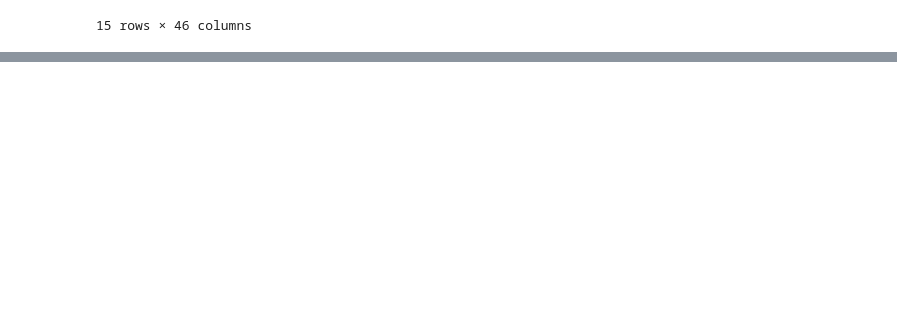
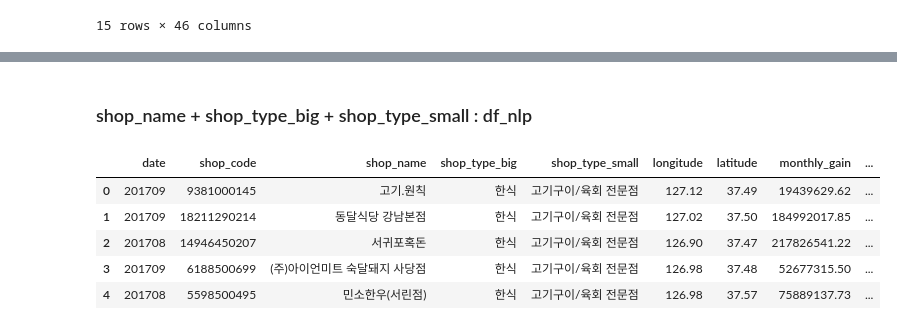
Before and after one commit to iDolphin99/Commerical_data_analysis, a Jupyter notebook: dolphin/EDA_dashboard.ipynb, the cells around one changed output, grey strips where cells are left out. Saved outputs shown, nothing was run; the diff lists cells and outputs as text; code cells hidden in the pictures; blank space fills up the shorter version.

```diff
--- a/dolphin/EDA_dashboard.ipynb
+++ b/dolphin/EDA_dashboard.ipynb
@@ -611,6 +338,0 @@ Name: shop_type_small, dtype: int64
-# %%
-df_check = preprocessed[['monthly_gain','shop_type_small','shop_type_big', 'average_sale_price']].copy()
-# 데이터 값 실수. 소수점 두째자리까지 표시df
-pd.set_option('display.float_format', '{:.2f}'.format)
-
-df_check
@@ -852,8 +338,0 @@ sns.clustermap(corr,
-# %%
-pd.set_option('display.float_format', None)
-df_geo = preprocessed[['longitude', 'latitude', 'monthly_gain']].copy()
-
-drop_longitude = df_geo[df_geo['longitude']==0].index
-drop_latitude = df_geo[df_geo['latitude']==0].index
-print(len(drop_longitude))
-print(len(drop_latitude))
@@ -928,4 +338,0 @@ plt.show()
-# %%
-pd.set_option('display.float_format', '{:.2f}'.format)
-group_geo = df_geo.groupby('cluster')
-group_geo['monthly_gain'].describe()
@@ -1067,0 +366,15 @@ dtype: float64
+# %% [markdown]
+### shop_name + shop_type_big + shop_type_small : df_nlp
+# %%
+# NLP용 preprocessing
+# shop_name, shop_type_big, shop_type_small = concat_text
+df_nlp1 = processed_data.copy()
+df_nlp1['concat_text'] = df_nlp1['shop_name'] + ' ' + df_nlp1['shop_type_big'] + ' ' + df_nlp1['shop_type_small'] + ' '
+df_nlp1.head()
+# %% [output]
+|  | date | shop_code | shop_name | shop_type_big | shop_type_small | longitude | latitude | monthly_gain | ... |
+| 0 | 201709 | 9381000145 | 고기.원칙 | 한식 | 고기구이/육회 전문점 | 127.12 | 37.49 | 19439629.62 | ... |
+| 1 | 201709 | 18211290214 | 동달식당 강남본점 | 한식 | 고기구이/육회 전문점 | 127.02 | 37.50 | 184992017.85 | ... |
+| 2 | 201708 | 14946450207 | 서귀포혹돈 | 한식 | 고기구이/육회 전문점 | 126.90 | 37.47 | 217826541.22 | ... |
+| 3 | 201709 | 6188500699 | (주)아이언미트 숙달돼지 사당점 | 한식 | 고기구이/육회 전문점 | 126.98 | 37.48 | 52677315.50 | ... |
+| 4 | 201708 | 5598500495 | 민소한우(서린점) | 한식 | 고기구이/육회 전문점 | 126.98 | 37.57 | 75889137.73 | ... |
```
Also changed, not shown: parts of 75 cells of this notebook, 1 other file.
